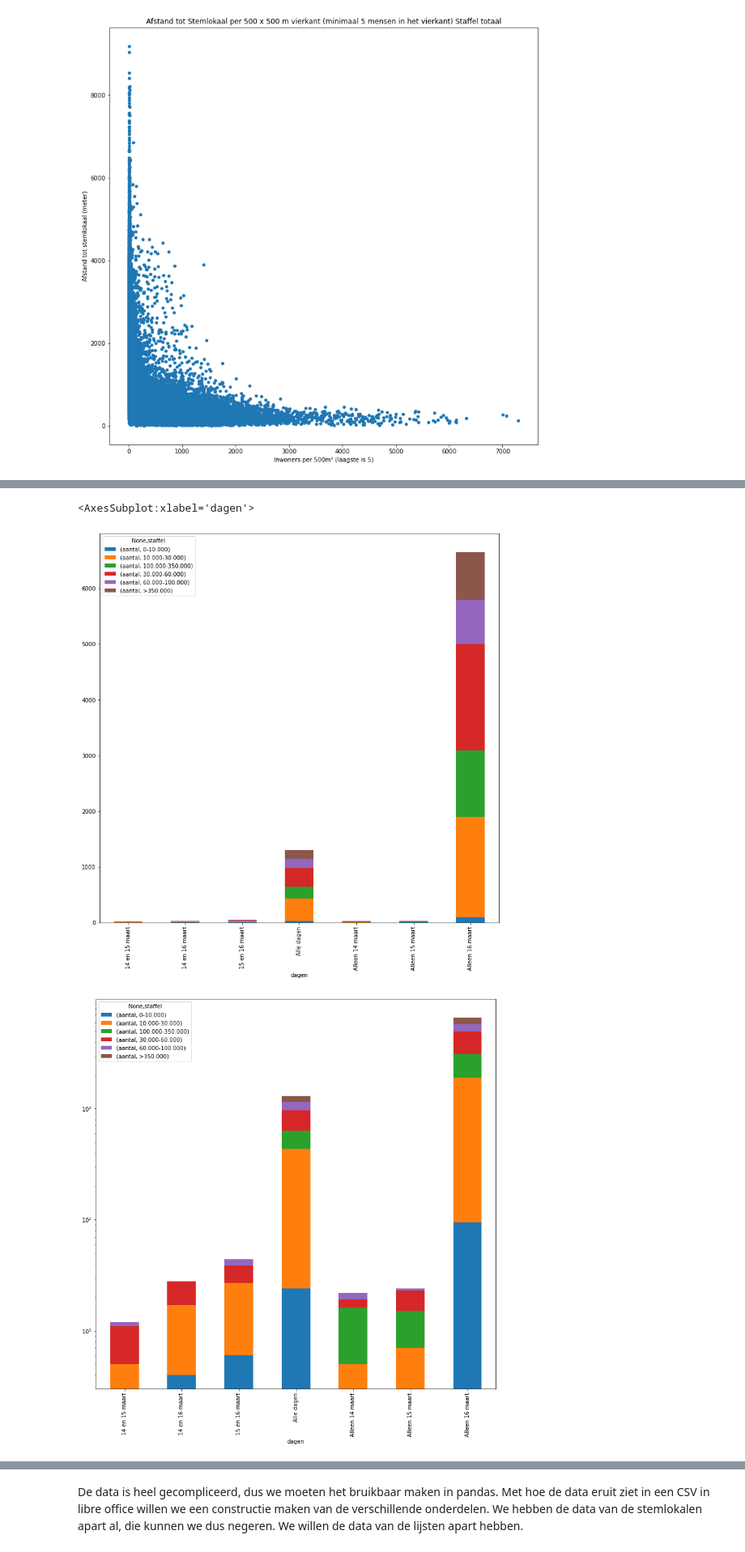
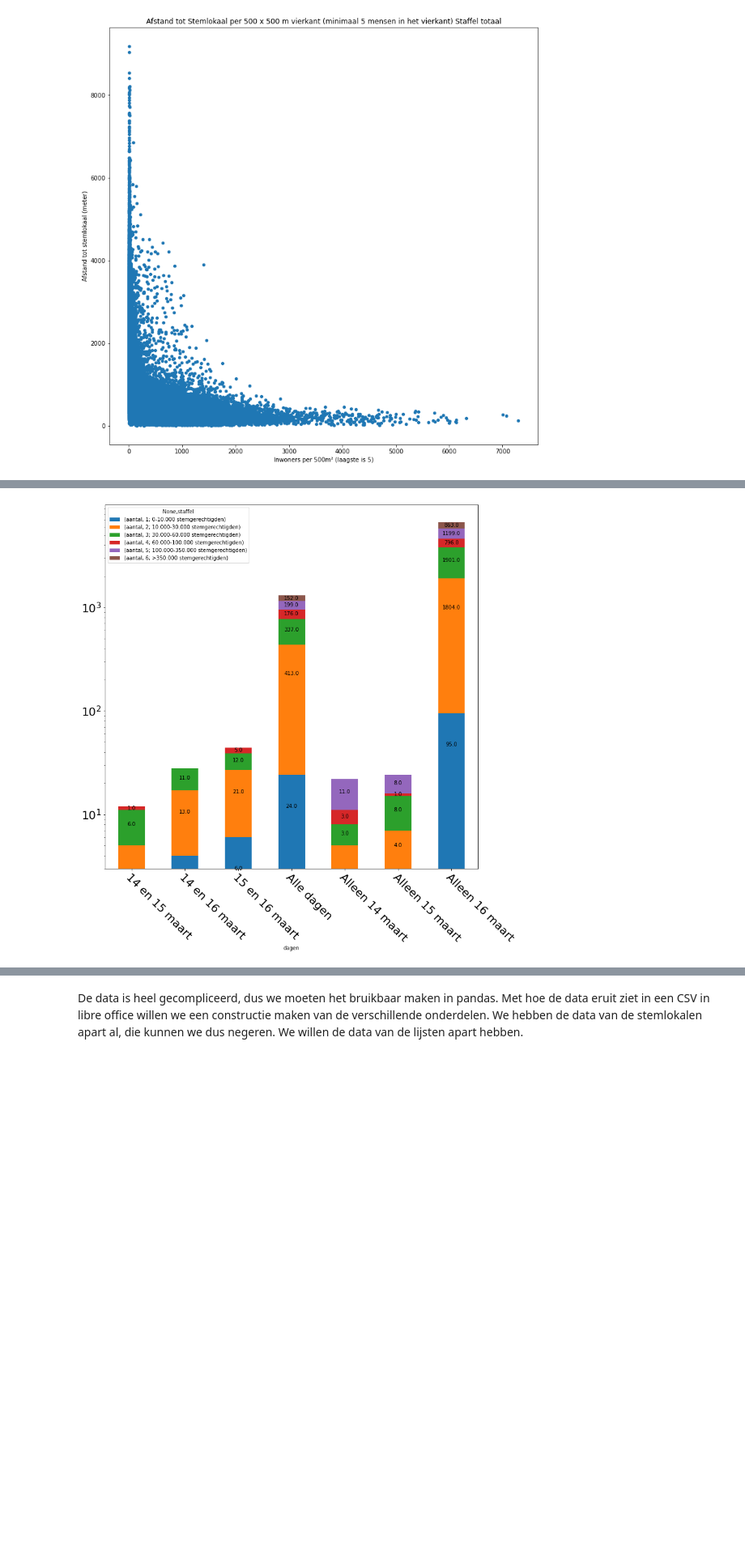
Before and after one commit to openstate/stembureau-meting, a Jupyter notebook: jupyter/stembureau_data.ipynb, the cells around one changed output, grey strips where cells are left out. Shown at 81% size. Drawn from its saved outputs; the diff is of its cells as text; code cells hidden in the pictures; blank space fills up the shorter version.

```diff
--- a/jupyter/stembureau_data.ipynb
+++ b/jupyter/stembureau_data.ipynb
@@ -724,13 +730,14 @@ df_stemger = pd.read_excel('../data/Maatwerk_kiesgerechtigd_per_gemeente_def.xls
 df_stemger_clean = df_stemger[df_stemger['gemeentecode'].isin(nl_map_clean['GM_CODE'])]
 
 bins = [0, 10, 30, 60, 100, 350, float("inf")]
-labels = ['0-10.000', '10.000-30.000', '30.000-60.000', '60.000-100.000', '100.000-350.000', '>350.000']
+labels = ['1; 0-10.000 stemgerechtigden', '2; 10.000-30.000 stemgerechtigden', '3; 30.000-60.000 stemgerechtigden', '4; 60.000-100.000 stemgerechtigden', '5; 100.000-350.000 stemgerechtigden', '6; >350.000 stemgerechtigden']
 
 df_stemger_clean['binned'] = pd.cut(df_stemger_clean['Kiesgerechtigde bevolking'], bins, labels=labels)
 # %%
 def filter_binned(df1, df2):
     return df1[df1['CBS gemeentecode'].isin(df2['gemeentecode'])]
 # %%
+wims_datestack_grouped = pd.DataFrame()
 def make_graphs_opening(label):
     df_stemger_label = df_stemger_clean[df_stemger_clean['binned'].str.fullmatch(label)]
     #df_stemger_label.head()
@@ -741,4 +748,6 @@ def make_graphs_opening(label):
 
 for label in labels:
     make_graphs_opening(label)
+
+print(wims_datestack_grouped)
 # %% [output]
@@ -773,0 +800,13 @@ Aantal stemlokalen open op standaard tijden 16 Maart in staffel >350.000: 151
+# %%
+
+ax_open_opening = wims_datestack_grouped.pivot(index='Openingstijden', columns=['Staffel'], values=['UUID']).plot(kind="bar", stacked=True, fontsize=22, figsize=(13,13), log=True)
+
+ax_open_opening.set_xticklabels(dagen, fontsize=22, rotation=-45, ha="left", rotation_mode="anchor")
+
+for c in ax_open_opening.containers:
+
+    # Optional: if the segment is small or 0, customize the labels
+    labels_ax = [v.get_height() for v in c]
+
+    # remove the labels parameter if it's not needed for customized labels
+    ax_open_opening.bar_label(c, labels=labels_ax, label_type='center', padding = 0)
@@ -978,50 +1019,75 @@ open = {
     }
 
 
 def graph_open_2(df, label):
-
-    open['dagen'].append("Alleen 14 maart")
-    open['aantal'].append(df[df['Openingstijden 15-03-2022 van'].isnull()][df['Openingstijden 16-03-2022 van'].isnull()]['Openingstijden 14-03-2022 van'].count())
-    open['staffel'].append(label)
-
-    open['dagen'].append("Alleen 15 maart")
-    open['aantal'].append(df[df['Openingstijden 14-03-2022 van'].isnull()][df['Openingstijden 16-03-2022 van'].isnull()]['Openingstijden 15-03-2022 van'].count())
-    open['staffel'].append(label)
-
-    open['dagen'].append("Alleen 16 maart")
-    open['aantal'].append(df[df['Openingstijden 14-03-2022 van'].isnull()][df['Openingstijden 15-03-2022 van'].isnull()]['Openingstijden 16-03-2022 van'].count())
-    open['staffel'].append(label)
 
     open['dagen'].append("14 en 15 maart")
     open['aantal'].append(df[df['Openingstijden 16-03-2022 van'].isnull()].dropna(subset=['Openingstijden 15-03-2022 van'])['Openingstijden 14-03-2022 van'].count())
     open['staffel'].append(label)
 
     open['dagen'].append("14 en 16 maart")
     open['aantal'].append(df[df['Openingstijden 15-03-2022 van'].isnull()].dropna(subset=['Openingstijden 16-03-2022 van'])['Openingstijden 14-03-2022 van'].count())
     open['staffel'].append(label)
 
     open['dagen'].append("15 en 16 maart")
     open['aantal'].append(df[df['Openingstijden 14-03-2022 van'].isnull()].dropna(subset=['Openingstijden 15-03-2022 van'])['Openingstijden 16-03-2022 van'].count())
     open['staffel'].append(label)
 
     open['dagen'].append("Alle dagen")
     open['aantal'].append(df.dropna(subset=['Openingstijden 16-03-2022 van', 'Openingstijden 15-03-2022 van'])['Openingstijden 14-03-2022 van'].count())
     open['staffel'].append(label)
 
+    open['dagen'].append("Alleen 14 maart")
+    open['aantal'].append(df[df['Openingstijden 15-03-2022 van'].isnull()][df['Openingstijden 16-03-2022 van'].isnull()]['Openingstijden 14-03-2022 van'].count())
+    open['staffel'].append(label)
+
+    open['dagen'].append("Alleen 15 maart")
+    open['aantal'].append(df[df['Openingstijden 14-03-2022 van'].isnull()][df['Openingstijden 16-03-2022 van'].isnull()]['Openingstijden 15-03-2022 van'].count())
+    open['staffel'].append(label)
+
+    open['dagen'].append("Alleen 16 maart")
+    open['aantal'].append(df[df['Openingstijden 14-03-2022 van'].isnull()][df['Openingstijden 15-03-2022 van'].isnull()]['Openingstijden 16-03-2022 van'].count())
+    open['staffel'].append(label)
+
+
 def make_graph_open_2(label):
     df_stemger_label = df_stemger_clean[df_stemger_clean['binned'].str.fullmatch(label)]
     graph_open_2(filter_binned(gdf_wims_times, df_stemger_label), label)
 
 for label in labels:
     make_graph_open_2(label)
 
-pd.DataFrame(open).pivot(index='dagen', columns=['staffel'], values=['aantal']).plot(kind="bar", stacked=True, figsize=(13,13))
+dagen = sorted(list(dict.fromkeys(open['dagen'])))
 
-pd.DataFrame(open).pivot(index='dagen', columns=['staffel'], values=['aantal']).plot(kind="bar", stacked=True, figsize=(13,13), log=True)
+df_open_dagen = pd.DataFrame(open).pivot(index='dagen', columns=['staffel'], values=['aantal'])
+
+#ax_open = pd.DataFrame(open).pivot(index='dagen', columns=['staffel'], values=['aantal']).plot(kind="bar", stacked=True, figsize=(13,13), fontsize=22)
+
+#ax_open.set_xticklabels(dagen, fontsize=22, rotation=-45, ha="left", rotation_mode="anchor")
+
+#for c in ax_open.containers:
+
+    # Optional: if the segment is small or 0, customize the labels
+    #labels_ax= [v.get_height() if v.get_height() > 0 else '' for v in c]
+
+    # remove the labels parameter if it's not needed for customized labels
+    #ax_open.bar_label(c, labels=labels_ax, label_type='center')
+
+ax_open_log = pd.DataFrame(open).pivot(index='dagen', columns=['staffel'], values=['aantal']).plot(kind="bar", stacked=True, fontsize=22, figsize=(13,13), log=True)
+
+ax_open_log.set_xticklabels(dagen, fontsize=22, rotation=-45, ha="left", rotation_mode="anchor")
+
+for c in ax_open_log.containers:
+
+    # Optional: if the segment is small or 0, customize the labels
+    labels_ax = [v.get_height() for v in c]
+
+    # remove the labels parameter if it's not needed for customized labels
+    ax_open_log.bar_label(c, labels=labels_ax, label_type='center', padding = 0)
+
+#pd.DataFrame(open).pivot(index='dagen', columns=['staffel'], values=['aantal']).plot(kind="bar", stacked=True, figsize=(13,13))
 # %% [output]
-<AxesSubplot:xlabel='dagen'>
-[figure, old version]
+[figure, new version]
-[figure, removed]
 # %%
 amount = {
         ' ': [],
```
Also changed, not shown: parts of 14 cells of this notebook, 13 other files.
